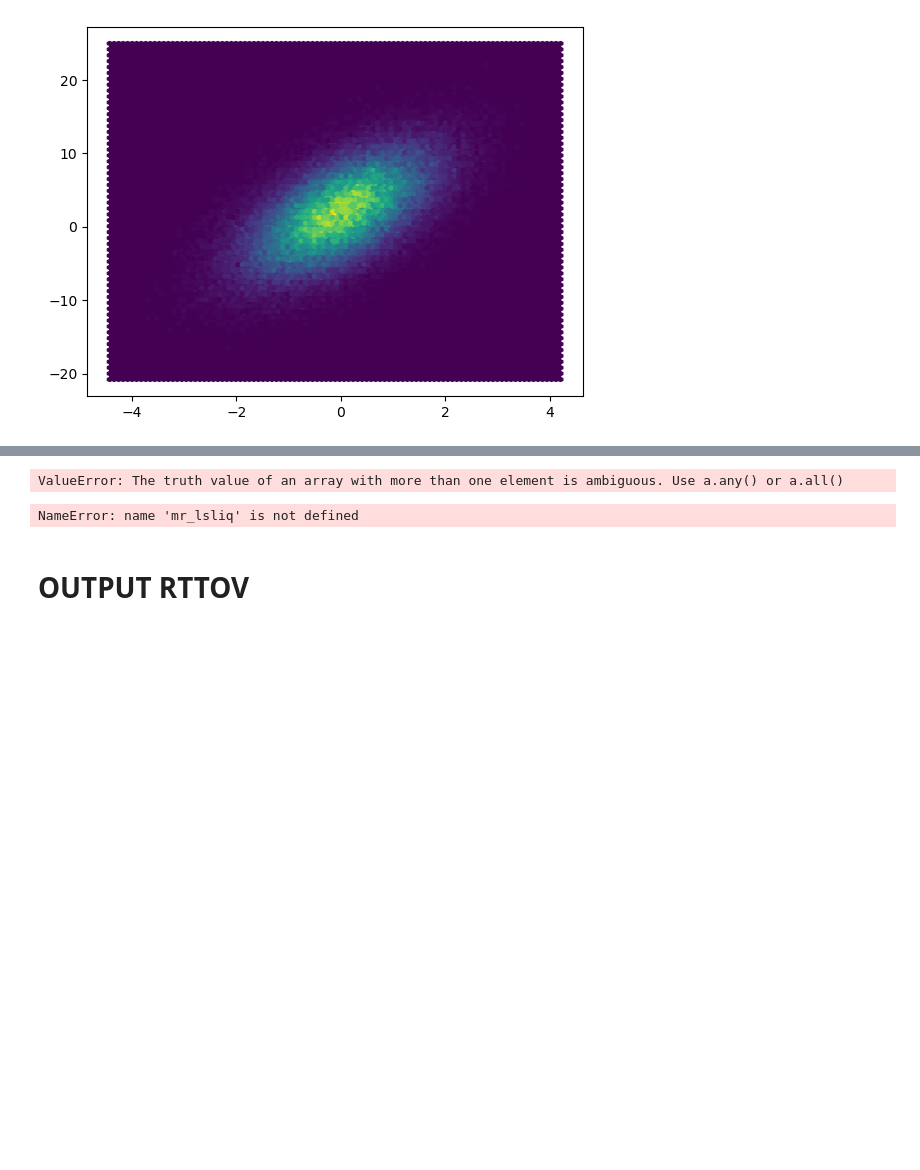
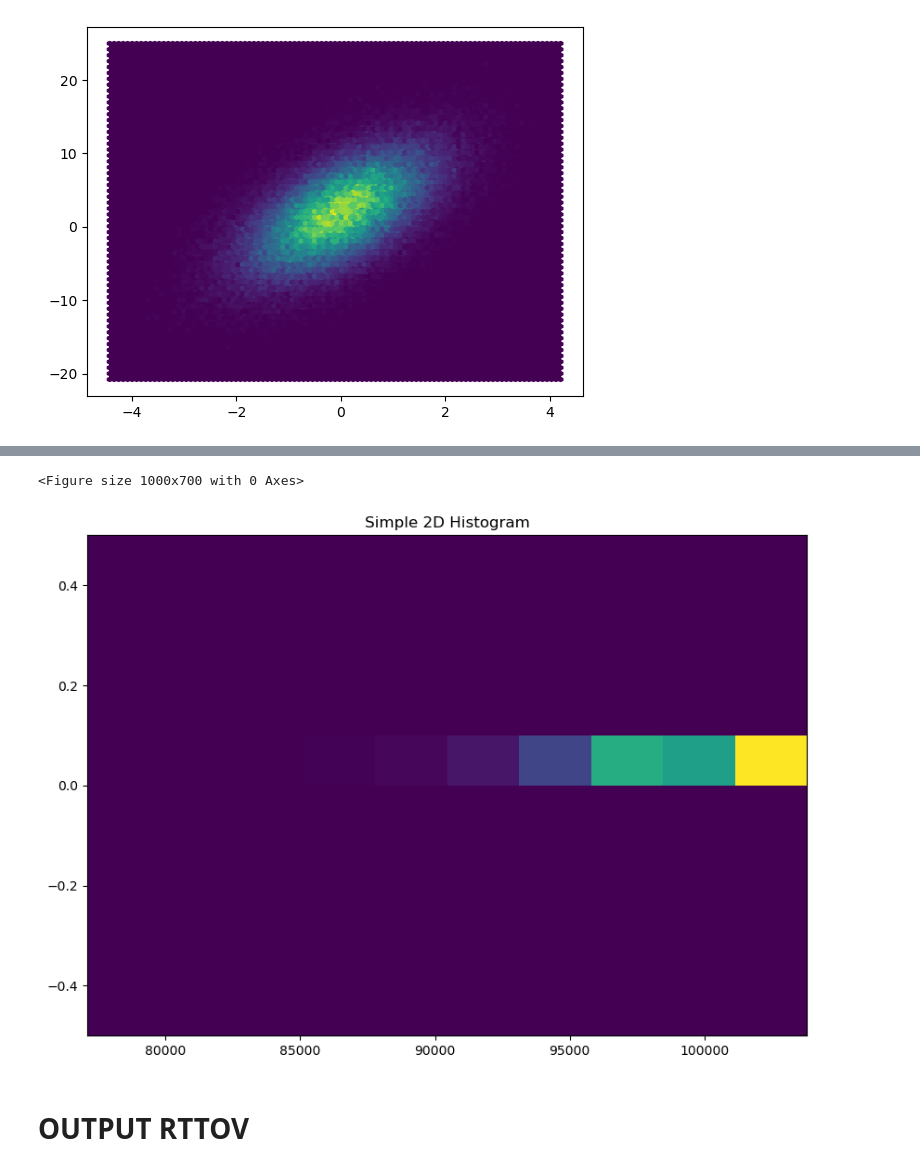
Before and after one commit to jesseniagonzalezv/ICON_RTTOV, a Jupyter notebook: code_test/PCA-simulation.ipynb, the cells around one changed output, grey strips where cells are left out. Drawn from its saved outputs; the diff is of its cells as text; code cells hidden in the pictures; blank space fills up the shorter version.

```diff
--- a/code_test/PCA-simulation.ipynb
+++ b/code_test/PCA-simulation.ipynb
@@ -142,3 +164,5 @@ filling on, default _FillValue of 9.969209968386869e+36 used
+# %%
+psfc_values_array = psfc_values[:,:].flatten()  # covert 2d to 1d array
 # %%
 import numpy as np
 import matplotlib.pyplot as plt
@@ -317,27 +345,27 @@ plt.show()
 # %%
 # Import libraries
 import numpy as np
 import matplotlib.pyplot as plt
 import random
 
 # Creating dataset
 n = 100
-x =psfc_values
-y = qv_values
+x =psfc_values_array
+y = Reff_values_array
 
-fig = plt.subplots(figsize =(10, 7))
+
+fig = plt.subplots( figsize =(10, 7))
 # Creating plot
 plt.hist2d(x, y)
 plt.title("Simple 2D Histogram")
 
 # show plot
 plt.show()
 # %% [output]
-ValueError: The truth value of an array with more than one element is ambiguous. Use a.any() or a.all()
+<Figure size 1000x700 with 0 Axes>
+[figure, added]
 # %%
-mr_lsliq      ##clw
+#mr_lsliq      ##clw
-# %% [output]
-NameError: name 'mr_lsliq' is not defined
 # %% [markdown]
 # OUTPUT RTTOV
 # %%
```
Also changed, not shown: parts of 30 cells of this notebook.
